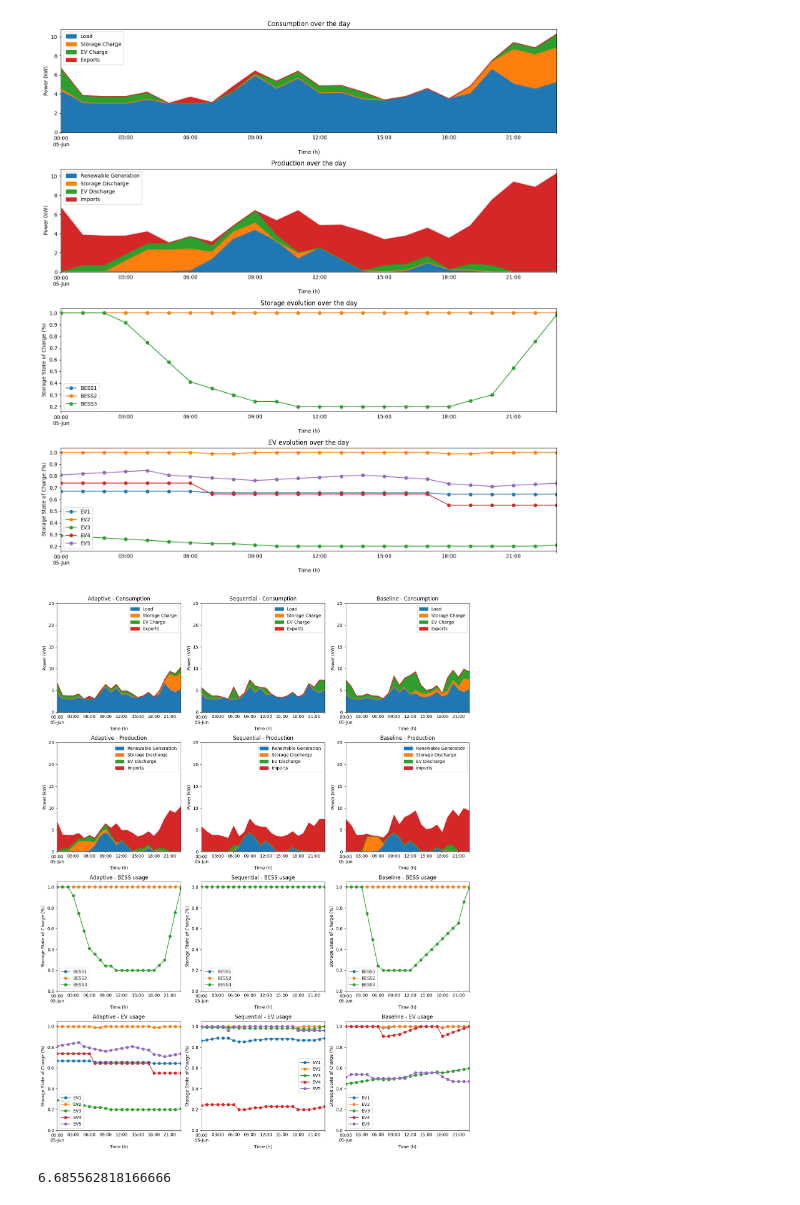
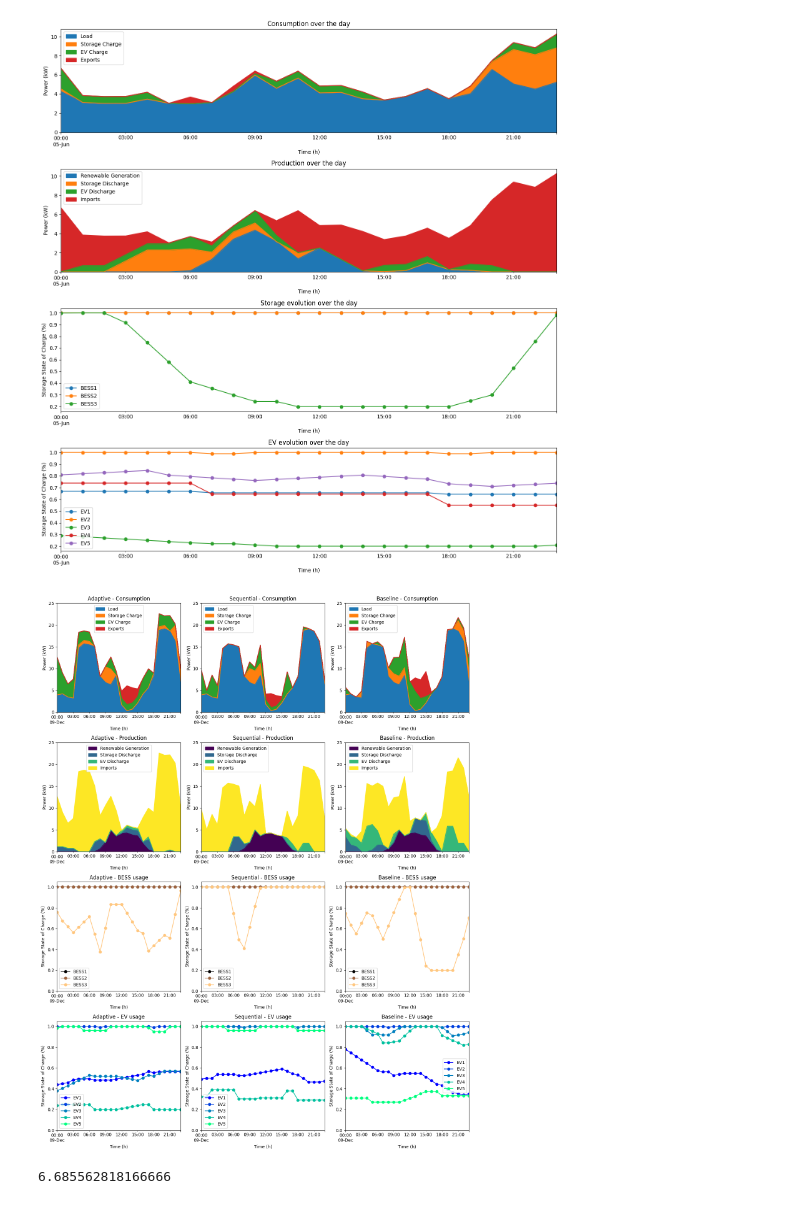
Before and after one commit to ECGomes/pyecom, a Jupyter notebook: notebooks/scenarios/priority_testing/result_visualization.ipynb, the cells around one changed output. Cells and saved outputs as stored; diff of their text form; code cells hidden in the pictures.

Commit message:
Changes to model training

```diff
--- a/notebooks/scenarios/priority_testing/result_visualization.ipynb
+++ b/notebooks/scenarios/priority_testing/result_visualization.ipynb
@@ -383,7 +383,7 @@ plt.show()
 # %%
 # Plot the resource usage over a day for all the models
 
-DAY = '2020-6-5'
+DAY = '2020-12-9'
 
 fig, ax = plt.subplots(4, 3, figsize=(14, 18))
 
@@ -392,38 +392,41 @@ for model in test_data.keys():
     # Do an area plot for the consumption
     consumptions[model].loc[DAY].plot(kind='area', ax=ax[0, current_model], stacked=True,
                                       xlabel='Time (h)', ylabel='Power (kW)',
                                       title=f'{model.capitalize()} - Consumption',
                                       ylim=(0, 25))
 
     # Do an area plot for the production
     productions[model].loc[DAY].plot(kind='area', ax=ax[1, current_model], stacked=True,
                                      xlabel='Time (h)', ylabel='Power (kW)',
                                      title=f'{model.capitalize()} - Production',
-                                     ylim=(0, 25))
+                                     ylim=(0, 25), cmap='viridis')
 
     # Plot the evolution of the storages over the day
-    test_data[model].loc[DAY][['storage_01', 'storage_02', 'storage_03']].plot(ax=ax[2, current_model], marker='o')
+    test_data[model].loc[DAY][['storage_01', 'storage_02', 'storage_03']].plot(ax=ax[2, current_model], marker='o',
+                                                                               cmap='copper')
     ax[2, current_model].set_ylim(0, 1.05)
     ax[2, current_model].set_title(f'{model.capitalize()} - BESS usage')
     ax[2, current_model].set_ylabel('Storage State of Charge (%)')
     ax[2, current_model].set_xlabel('Time (h)')
     ax[2, current_model].legend(['BESS1', 'BESS2', 'BESS3'])
 
     # Plot the evolution of the EVs over the day
-    test_data[model].loc[DAY][['ev_01', 'ev_02', 'ev_03', 'ev_04', 'ev_05']].plot(ax=ax[3, current_model], marker='o', linestyle='-')
+    test_data[model].loc[DAY][['ev_01', 'ev_02', 'ev_03', 'ev_04', 'ev_05']].plot(ax=ax[3, current_model],
+                                                                                  marker='o', linestyle='-',
+                                                                                  cmap='winter')
     ax[3, current_model].set_ylim(0, 1.05)
     ax[3, current_model].set_title(f'{model.capitalize()} - EV usage')
     ax[3, current_model].set_ylabel('Storage State of Charge (%)')
     ax[3, current_model].set_xlabel('Time (h)')
     ax[3, current_model].legend(['EV1', 'EV2', 'EV3', 'EV4', 'EV5'])
 
     current_model += 1
 
 plt.tight_layout()
-plt.savefig('performance_best_day.png', dpi=300)
+plt.savefig('performance_worst_day_new.png', dpi=300)
 plt.show()
 # %% [output]
-[figure, old version]
+[figure, new version]
 # %%
 # Calculate the SS and SC for each model
 
```
Also changed, not shown: parts of 2 cells of this notebook, 11 other files.
